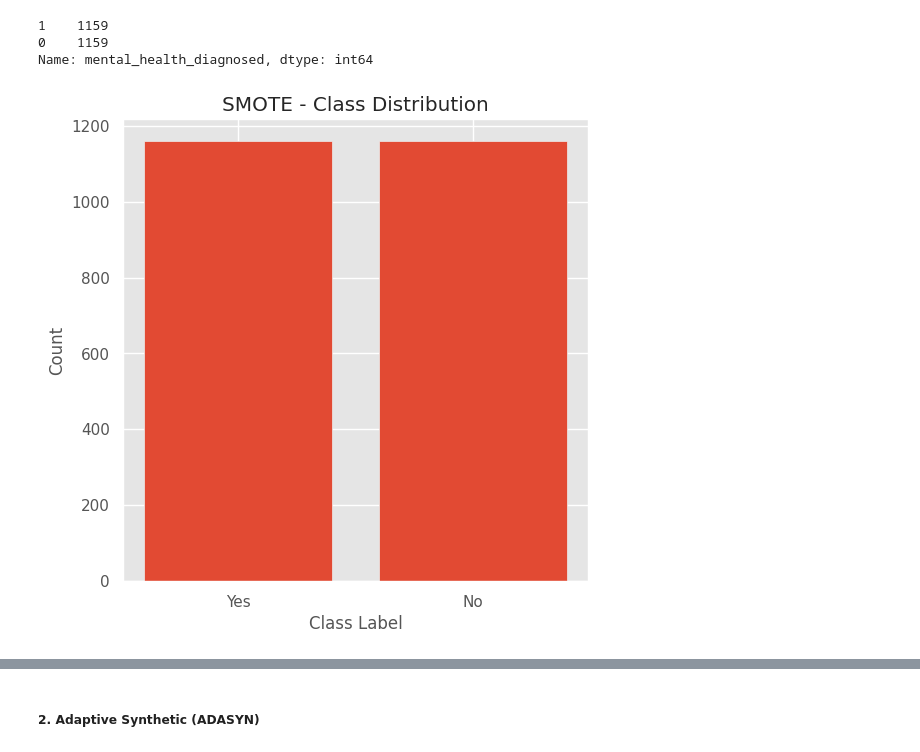
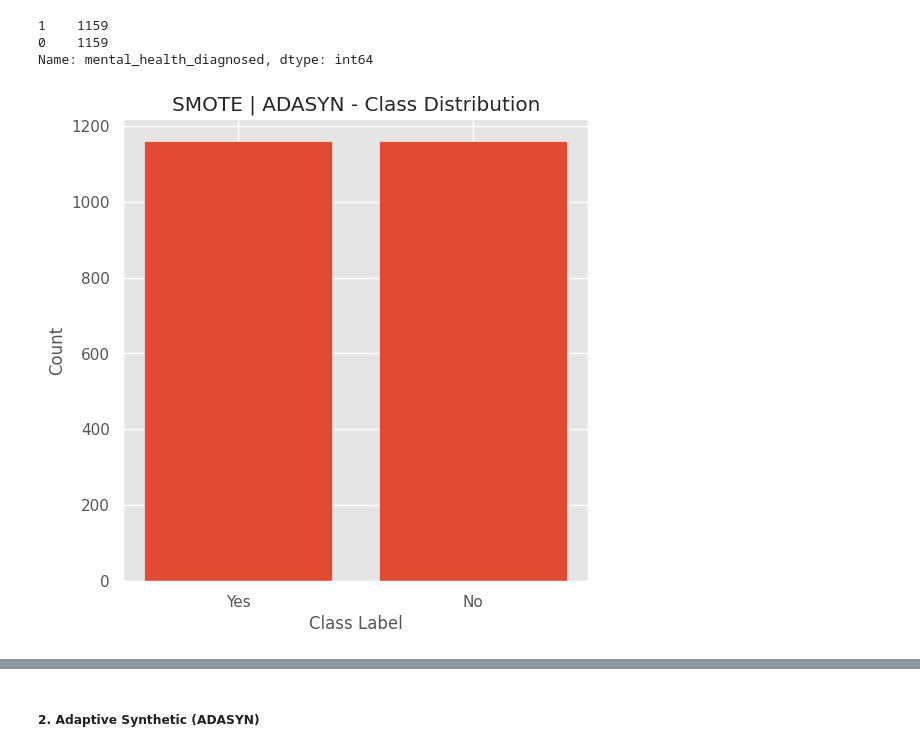
Before and after one commit to tsholofelo-mokheleli/ACIS-2023-New-Zealand, a Jupyter notebook: Experiment.ipynb, the cells around one changed output, grey strips where cells are left out. Cells and saved outputs as stored; diff of their text form; code cells hidden in the pictures.

```diff
--- a/Experiment.ipynb
+++ b/Experiment.ipynb
@@ -250,14 +251,14 @@ Name: mental_health_diagnosed, dtype: int64
 # %%
 smote_counts.index = smote_counts.index.map({1: 'Yes', 0: 'No'})
 
 plt.figure(figsize=(6, 6))
 plt.bar(smote_counts.index, smote_counts.values)
 plt.xlabel('Class Label')
 plt.ylabel('Count')
-plt.title('SMOTE - Class Distribution')
+plt.title('SMOTE | ADASYN - Class Distribution')
 plt.show()
 # %% [output]
-[figure, old version]
+[figure, new version]
 # %%
 # Dictionary to store evaluation metrics
 results = {}
```
Also changed, not shown: parts of 1 cell of this notebook.
